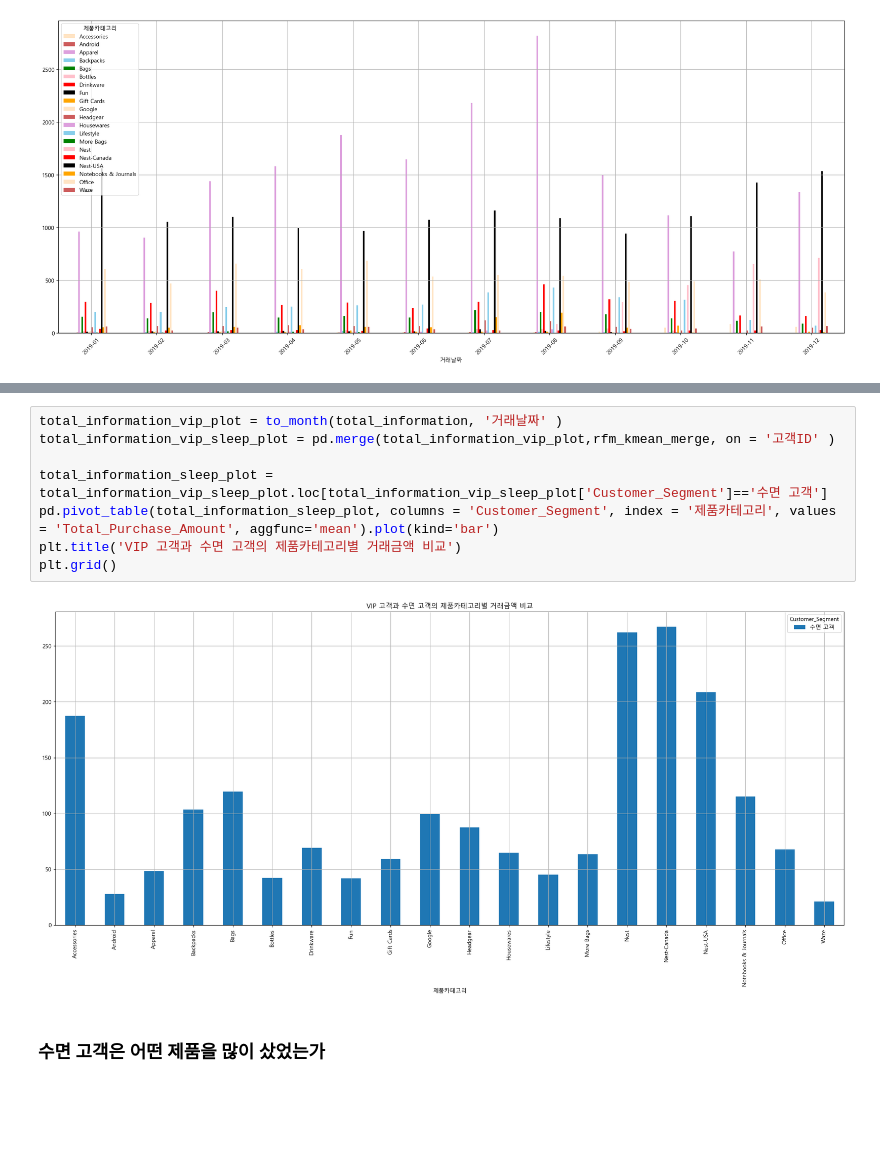
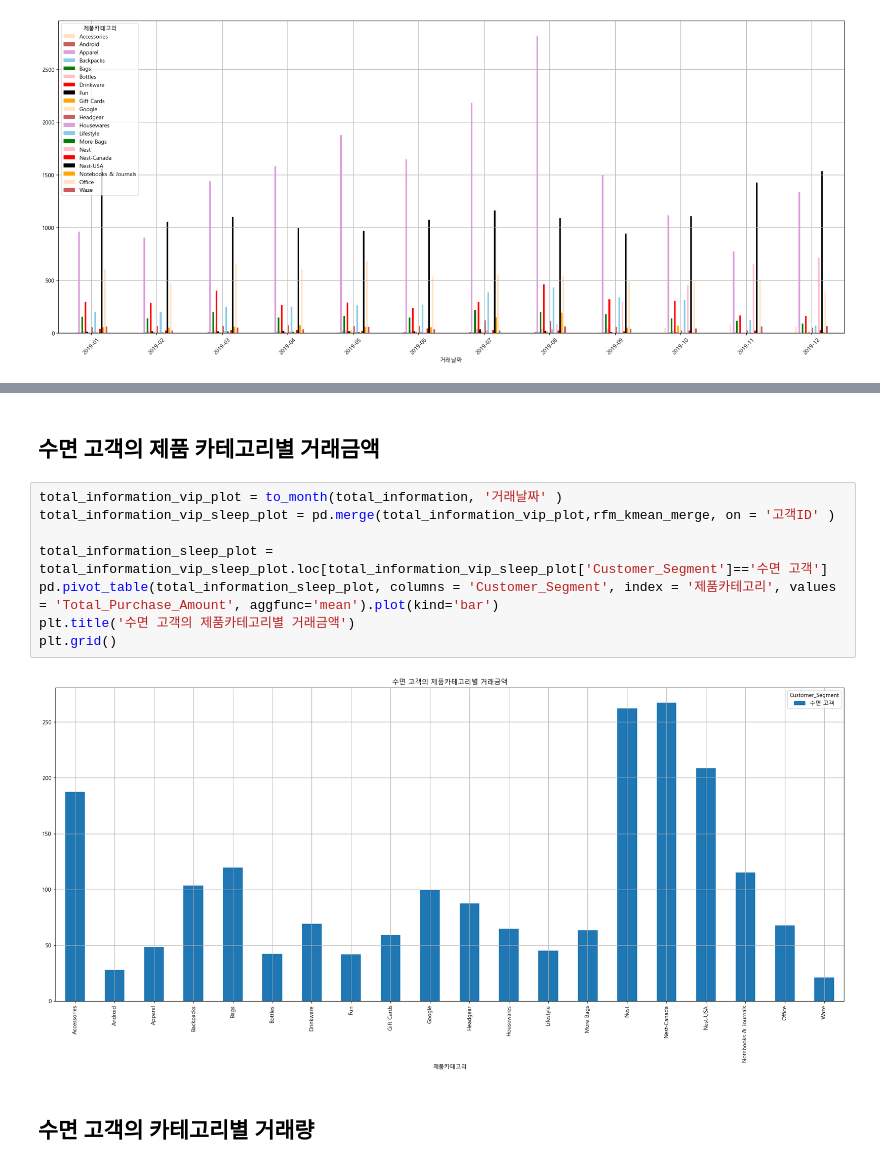
Before and after one commit to meo4739/Public_DACON_Cohort_RFM, a Jupyter notebook: cohort_RFM_ver5.ipynb, the cells around one changed output, grey strips where cells are left out. Saved outputs shown, nothing was run; the diff lists cells and outputs as text; blank space fills up the shorter version.

```diff
--- a/cohort_RFM_ver5.ipynb
+++ b/cohort_RFM_ver5.ipynb
@@ -1334,15 +1374,17 @@ plt.grid()
+# %% [markdown]
+## 수면 고객의 제품 카테고리별 거래금액
 # %%
 total_information_vip_plot = to_month(total_information, '거래날짜' )
 total_information_vip_sleep_plot = pd.merge(total_information_vip_plot,rfm_kmean_merge, on = '고객ID' )
 
 total_information_sleep_plot = total_information_vip_sleep_plot.loc[total_information_vip_sleep_plot['Customer_Segment']=='수면 고객']
 pd.pivot_table(total_information_sleep_plot, columns = 'Customer_Segment', index = '제품카테고리', values = 'Total_Purchase_Amount', aggfunc='mean').plot(kind='bar')
-plt.title('VIP 고객과 수면 고객의 제품카테고리별 거래금액 비교')
+plt.title('수면 고객의 제품카테고리별 거래금액')
 plt.grid()
 # %% [output]
-[figure, old version]
+[figure, new version]
 # %% [markdown]
-### 수면 고객은 어떤 제품을 많이 샀었는가
+## 수면 고객의 카테고리별 거래량
 # %%
 total_information_sleep_plot = to_month(total_information, '거래날짜' )
 total_information_sleep_plot = pd.merge(total_information_vip_plot,rfm_kmean_merge, on = '고객ID' )
```
Also changed, not shown: parts of 79 cells of this notebook, 1 other file.
